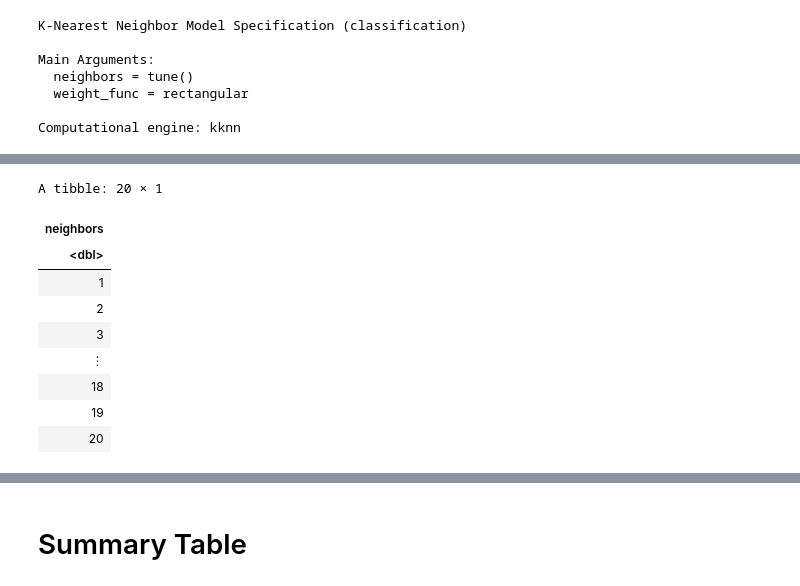
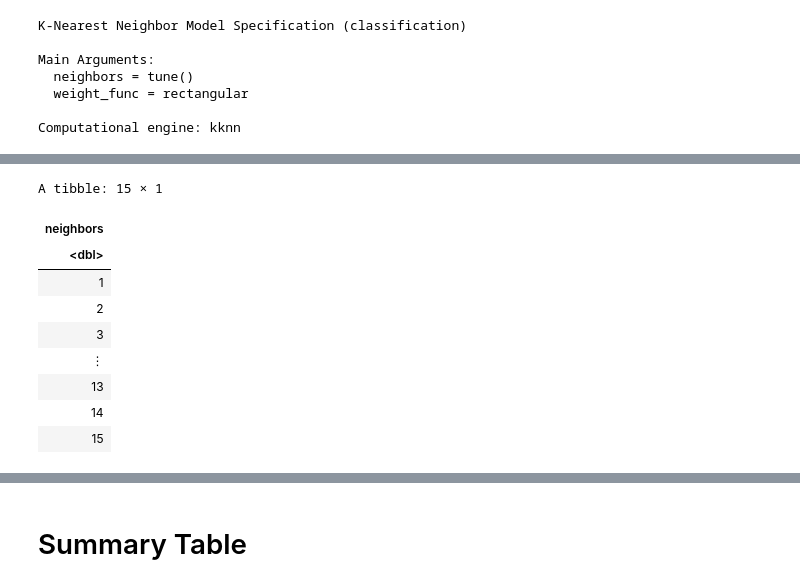
Before and after one commit to pranjali-22/DSCI100, a Jupyter notebook: Final Project.ipynb, the cells around one changed output, grey strips where cells are left out. Cells and saved outputs as stored; diff of their text form; code cells hidden in the pictures.

```diff
--- a/Final Project.ipynb
+++ b/Final Project.ipynb
@@ -292,19 +282,19 @@ Operations:
 Scaling for all_predictors()
 Centering for all_predictors()
 # %%
-k_vals <- tibble(neighbors = seq(from = 1, to = 20, by = 1))
+k_vals <- tibble(neighbors = seq(from = 1, to = 15, by = 1))
 k_vals
 # %% [output]
-A tibble: 20 × 1
+A tibble: 15 × 1
 | neighbors |
 | <dbl> |
 | 1 |
 | 2 |
 | 3 |
 | ⋮ |
-| 18 |
-| 19 |
-| 20 |
+| 13 |
+| 14 |
+| 15 |
 # %%
 knn_results <- workflow() |>
   add_recipe(bean_recipe) |>
```
Also changed, not shown: parts of 23 cells of this notebook.
